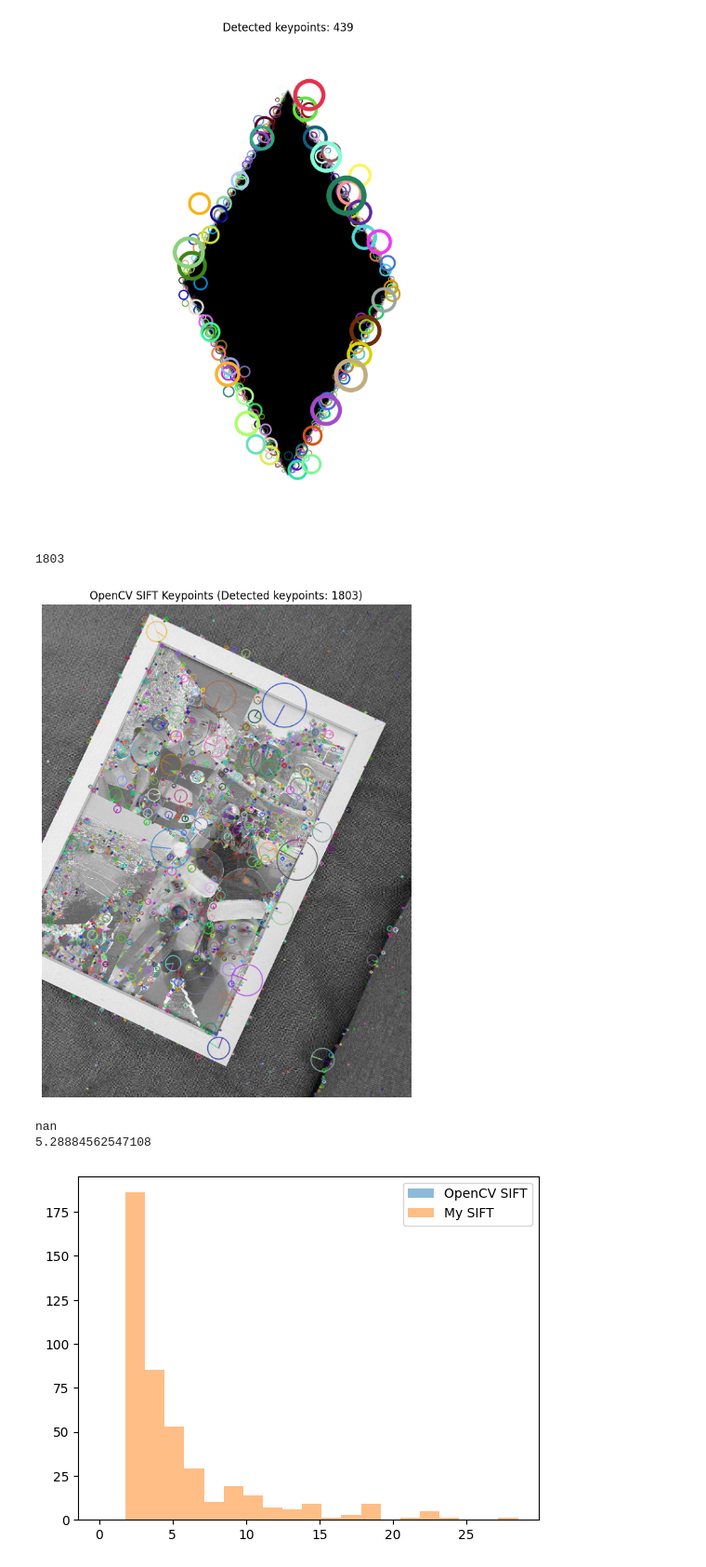
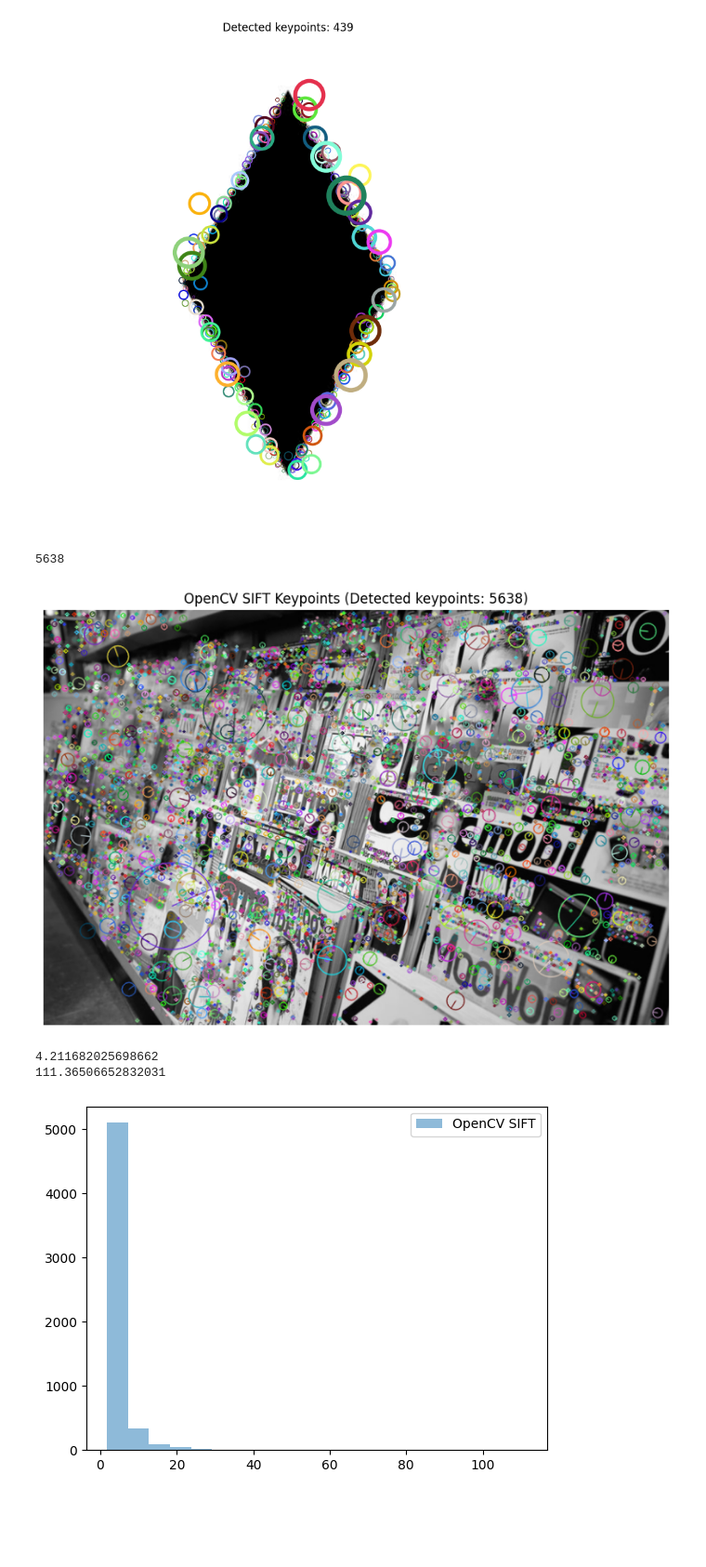
Before and after one commit to Meesdeboer/SIFT-from-scratch, a Jupyter notebook: 1. Keypoint detection.ipynb, the cells around one changed output. Shown at 93% size. Saved outputs shown, nothing was run; the diff lists cells and outputs as text; code cells hidden in the pictures; blank space fills up the shorter version.

```diff
--- a/1. Keypoint detection.ipynb
+++ b/1. Keypoint detection.ipynb
@@ -3,7 +3,7 @@ import cv2
 import matplotlib.pyplot as plt
 import numpy as np
 # %%
-img = cv2.imread("images/foto1.jpeg", flags=cv2.IMREAD_GRAYSCALE)
+img = cv2.imread("images/magazines.jpg", flags=cv2.IMREAD_GRAYSCALE)
 
 # Downsize image by factor of 8
 height, width = img.shape
@@ -312,27 +312,28 @@ plt.title('OpenCV SIFT Keypoints (Detected keypoints: {})'.format(len(keypoints)
 plt.axis('off')
 plt.show()
 # %% [output]
-1803
+5638
-[figure, old version]
+[figure, new version]
 # %%
 sizes = []
 for keypoint in keypoints:
     sizes.append(keypoint.size)
 
 print(np.mean(sizes))
+print(np.max(sizes))
 
-my_sizes = []
-for keypoint in keypoints_scaled:
-    my_sizes.append(keypoint[2])
+# my_sizes = []
+# for keypoint in keypoints_scaled:
+#     my_sizes.append(keypoint[2])
 
-print(np.mean(my_sizes))
+# print(np.mean(my_sizes))
 
 # Plot sizes in same plot
 plt.hist(sizes, bins=20, alpha=0.5, label='OpenCV SIFT')
-plt.hist(my_sizes, bins=20, alpha=0.5, label='My SIFT')
+# plt.hist(my_sizes, bins=20, alpha=0.5, label='My SIFT')
 plt.legend()
 plt.show()
 # %% [output]
-nan
-5.28884562547108
+4.211682025698662
+111.36506652832031
-[figure, old version]
+[figure, new version]
```
Also changed, not shown: parts of 1 cell of this notebook, 1 other file.
